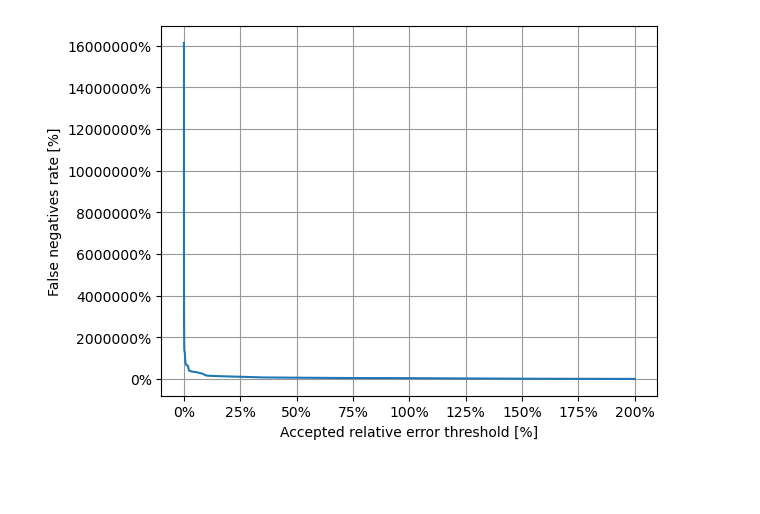
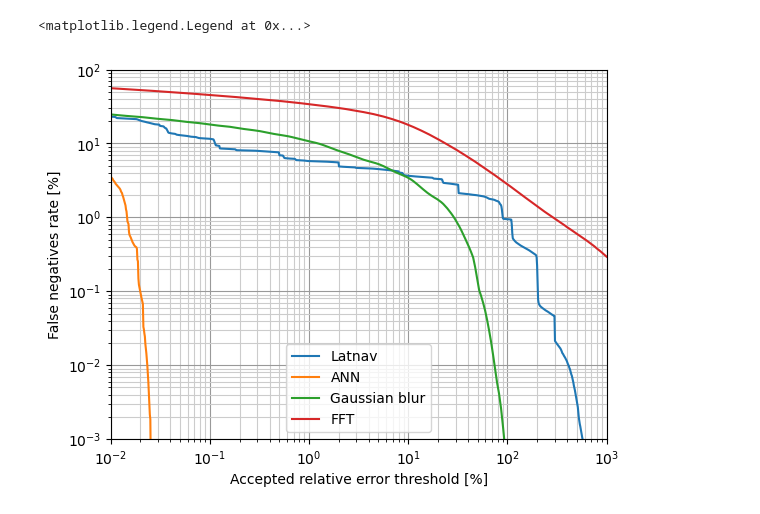
Before and after one commit to francesco-ratti/heteregeneousRTOS_benchmarks_data_analysis_scripts, a Jupyter notebook: false_negatives_vs_threshold_plots.ipynb, the cells around one changed output. Saved outputs shown, nothing was run; the diff lists cells and outputs as text; code cells hidden in the pictures; blank space fills up the shorter version.

Commit message:
imported and merged all the dataset in one "accepted relative error vs false negative rate" plot with proper scale

```diff
--- a/false_negatives_vs_threshold_plots.ipynb
+++ b/false_negatives_vs_threshold_plots.ipynb
@@ -40,23 +18,0 @@ Text(0, 0.5, 'False negatives rate [%]')
-# %%
-            fig = plt.plot(df["threshold"], df["fn_rate"])
-            plt.grid(visible=True, which='major', color='0.6')
-            plt.grid(visible=True, which='minor', color='0.8')
-            ax=plt.gca()
-            ax.xaxis.set_major_formatter(tkr.PercentFormatter(decimals=0))
-            ax.yaxis.set_major_formatter(tkr.FuncFormatter(lambda x,pos: ('{:d}%'.format(int(x)))))
-
-            #ax.set_xscale(scl.SymmetricalLogScale(axis.XAxis, base=2))
-            plt.tick_params(axis='y', which='minor')
-            plt.tick_params(axis='x', which='minor')
-            #ax.yaxis.set_minor_locator(ticker.AutoMinorLocator())
-            #ax.yaxis.set_major_formatter(ticker.FuncFormatter(lambda x,pos: ('{:d}%'.format(int(x)))))
-            #ax.yaxis.set_minor_formatter(ticker.LogFormatter(10, labelOnlyBase=False, minor_thresholds=(np.inf, np.inf)))
-
-            plt.xlabel("Accepted relative error threshold [%]")
-            plt.ylabel("False negatives rate [%]")
-
-            #ax.xaxis.set_major_formatter(ticker.ScalarFormatter())
-
-            plt.show()
-# %% [output]
-[figure, removed]
@@ -62,0 +23,36 @@ Text(0, 0.5, 'False negatives rate [%]')
+# %%
+gauss_df=pd.read_csv("gauss_fn_vs_threshold.csv", delimiter=";")
+# %%
+gauss_df.dropna(axis=1, inplace=True)
+# %%
+latnav_df=pd.read_csv("latnav_2_fn_vs_threshold.csv", delimiter=";")
+# %%
+latnav_df.dropna(axis=1, inplace=True)
+# %%
+fig = plt.plot(latnav_df["threshold"], latnav_df["fn_rate"], label="Latnav")
+plt.plot(ann_df["threshold"], ann_df["fn_rate"], label="ANN")
+plt.plot(gauss_df["threshold"], gauss_df["fn_rate"], label="Gaussian blur")
+plt.plot(fft_df["threshold"], fft_df["fn_rate"], label="FFT")
+
+plt.grid(visible=True, which='major', color='0.6')
+plt.grid(visible=True, which='minor', color='0.8')
+
+plt.yscale('log')
+plt.xscale('log')
+ax=plt.gca()
+# #ax.yaxis.set_major_formatter(ticker.FuncFormatter(lambda x,pos: ('{:d}%'.format(int(x)))))
+
+plt.tick_params(axis='y', which='minor')
+plt.tick_params(axis='x', which='minor')
+
+
+plt.xlabel("Accepted relative error threshold [%]")
+plt.ylabel("False negatives rate [%]")
+
+plt.xlim((0.01, 1000))
+plt.ylim((0.001, 100))
+
+plt.legend()
+# %% [output]
+<matplotlib.legend.Legend at 0x...>
+[figure, added]
```
Also changed, not shown: parts of 7 cells of this notebook.
